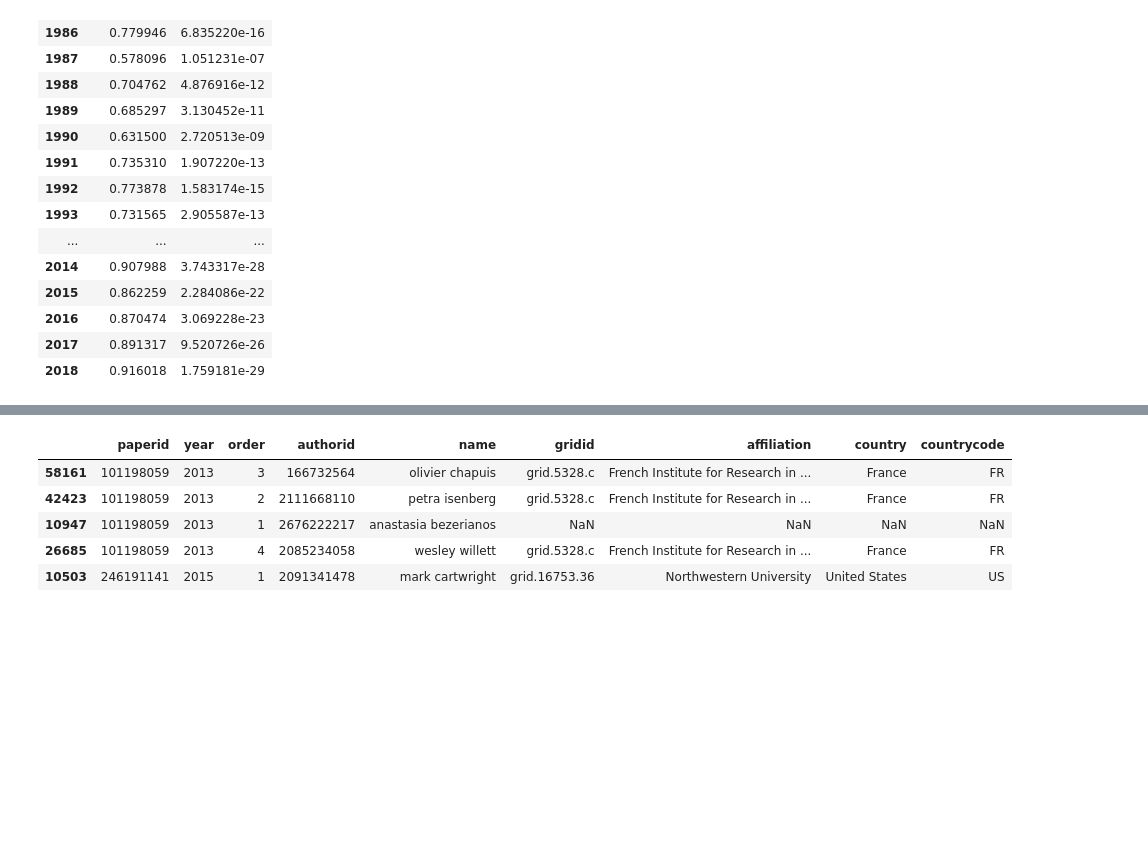
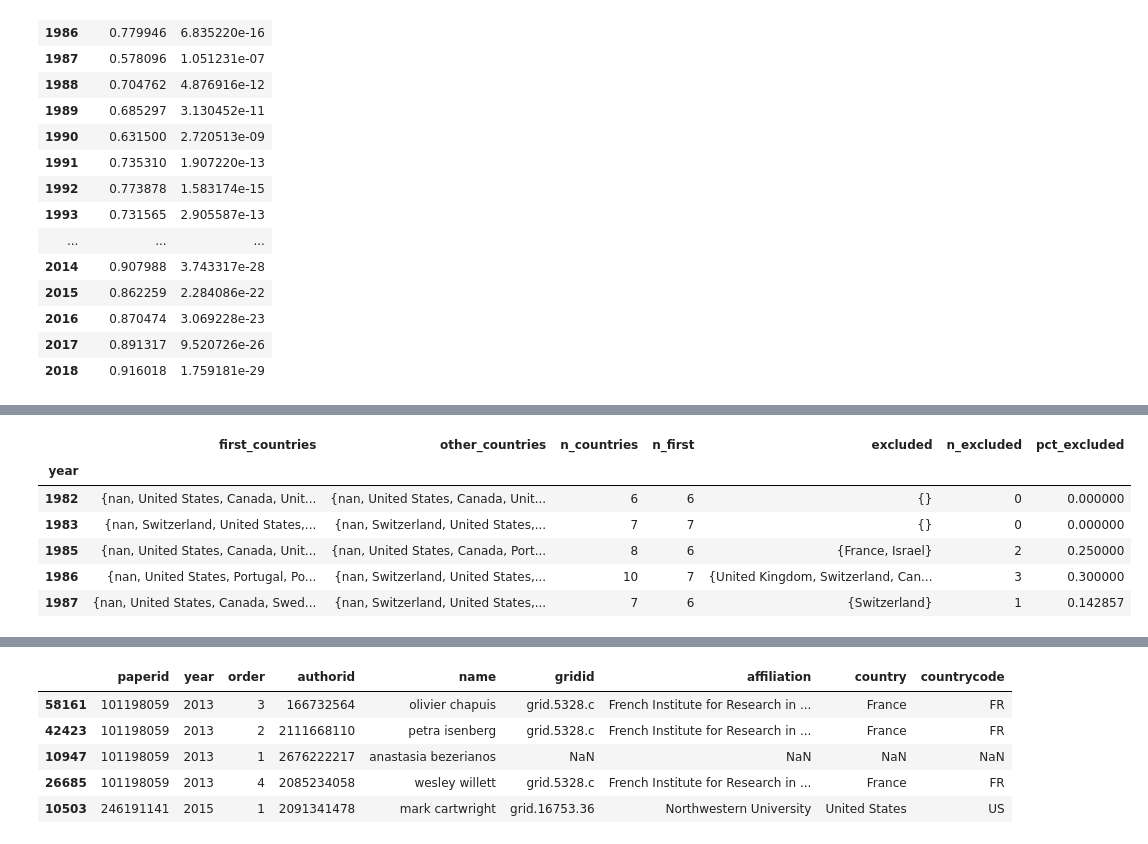
Before and after one commit to andremann/IJHCS-special-issue, a Jupyter notebook: CHI_analysis.ipynb, the cells around one changed output, grey strips where cells are left out. Cells and saved outputs as stored; diff of their text form; code cells hidden in the pictures; blank space fills up the shorter version.

```diff
--- a/CHI_analysis.ipynb
+++ b/CHI_analysis.ipynb
@@ -1317,0 +1407,22 @@ pio.write_image(fig, 'reports/images/chi_spearman.png')
+# %%
+first_countries = chi_first.groupby(['year']).agg({'country':lambda x: set(x)})
+first_countries.columns = ['first_countries']
+
+other_countries = chi_others.groupby(['year']).agg({'country':lambda x: set(x)})
+other_countries.columns = ['other_countries']
+
+chi_countries = pd.concat([first_countries, other_countries], axis=1)
+chi_countries['n_countries'] = chi_countries.apply(lambda row: len_of_set_with_nan(row['first_countries'] | row['other_countries']), axis=1)
+chi_countries['n_first'] = chi_countries.apply(lambda row: len_of_set_with_nan(row['first_countries']), axis=1)
+chi_countries['excluded'] = chi_countries.apply(lambda row: row['other_countries'] - row['first_countries'], axis=1)
+chi_countries['n_excluded'] = chi_countries['excluded'].map(len_of_set_with_nan)
+chi_countries['pct_excluded'] = chi_countries['n_excluded'] / chi_countries['n_countries']
+chi_countries.head(n=5)
+# %% [output]
+|  | first_countries | other_countries | n_countries | n_first | excluded | n_excluded | pct_excluded |
+| year |  |  |  |  |  |  |  |
+| 1982 | {nan, United States, Canada, Unit... | {nan, United States, Canada, Unit... | 6 | 6 | {} | 0 | 0.000000 |
+| 1983 | {nan, Switzerland, United States,... | {nan, Switzerland, United States,... | 7 | 7 | {} | 0 | 0.000000 |
+| 1985 | {nan, United States, Canada, Unit... | {nan, United States, Canada, Port... | 8 | 6 | {France, Israel} | 2 | 0.250000 |
+| 1986 | {nan, United States, Portugal, Po... | {nan, Switzerland, United States,... | 10 | 7 | {United Kingdom, Switzerland, Can... | 3 | 0.300000 |
+| 1987 | {nan, United States, Canada, Swed... | {nan, Switzerland, United States,... | 7 | 6 | {Switzerland} | 1 | 0.142857 |
```
Also changed, not shown: parts of 24 cells of this notebook, 42 other files.
